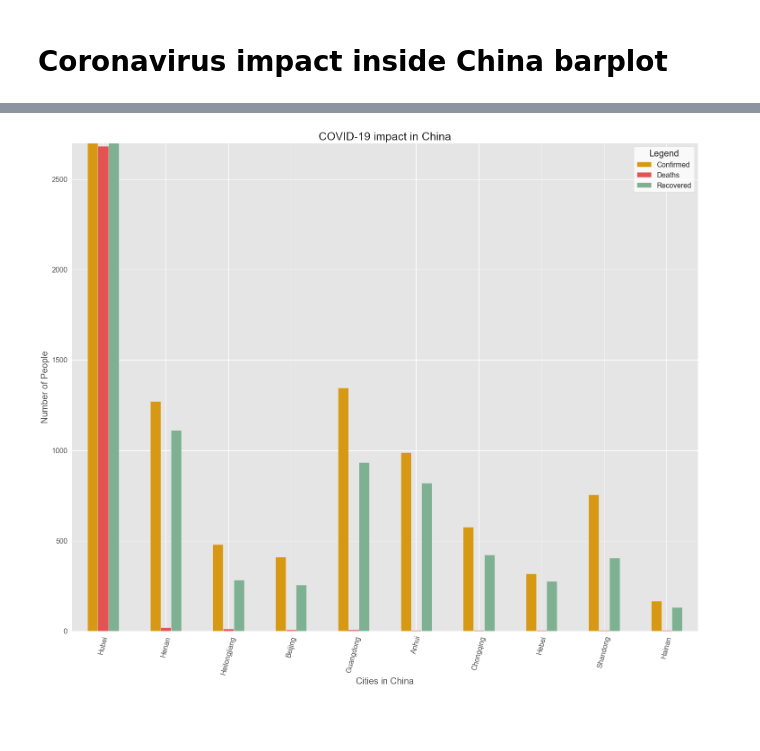
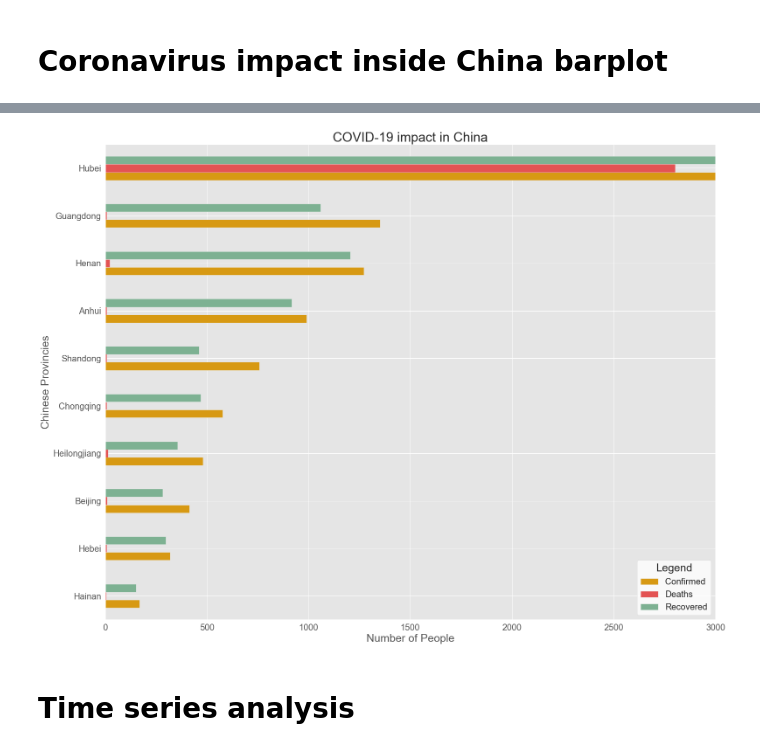
Before and after one commit to frankcardozo/Coronavirus_analysis, a Jupyter notebook: codvid19.ipynb, the cells around one changed output, grey strips where cells are left out. Drawn from its saved outputs; the diff is of its cells as text; code cells hidden in the pictures; blank space fills up the shorter version.

```diff
--- a/codvid19.ipynb
+++ b/codvid19.ipynb
@@ -17,6 +17,6 @@ pd.set_option('display.max_rows', 999999)
 pd.set_option('display.max_columns', 999999)
 pd.set_option('display.width', 999999)
 # %%
-ds = pd.read_csv('./csse_covid_19_data/csse_covid_19_daily_reports/02-28-2020.csv')
+ds = pd.read_csv('./csse_covid_19_data/csse_covid_19_daily_reports/03-02-2020.csv')
 ds.head()
 # %% [output]
@@ -167,7 +116,7 @@ plt.show()
 # %% [markdown]
 # Coronavirus impact inside China barplot
 # %%
-ds_china = ds2.pivot_table(index=['Province/State'], values = ['Country/Region','Confirmed', 'Deaths', 'Recovered'],
+ds_china = ds.pivot_table(index=['Province/State'], values = ['Country/Region','Confirmed', 'Deaths', 'Recovered'],
                                      aggfunc='max')
 
 ds_china = ds_china[ds_china['Country/Region'] == 'Mainland China'].nlargest(10, 'Deaths')
@@ -188,17 +137,24 @@ ds_china
 # %%
-ds_china.sort_values(by=['Deaths'], ascending=False).plot.bar(figsize = (25, 20), width=0.5, align='center', color = ['#D79913', '#E35353', '#7DB192'])
+ds_china.sort_values(by=['Confirmed'], ascending=True).plot.barh(figsize = (25, 20),
+                                                              width=0.5, align='center',
+                                                              color = ['#D79913',
+                                                                       '#E35353',
+                                                                       '#7DB192'])
 
-plt.ylabel('Number of People', fontsize=20)
-plt.ylim(0, 2700)
-plt.xlabel('Cities in China', fontsize=20)
-plt.title('COVID-19 impact in China', fontsize=25)
+plt.ylabel('Chinese Provincies', fontsize=25)
+plt.xlabel('Number of People', fontsize=25)
+plt.title('COVID-19 impact in China', fontsize=30)
+
+plt.xlim(0, 3000)
 plt.style.use('ggplot')
 
-plt.xticks(fontsize=16, rotation=75)
-plt.yticks(fontsize=16)
-plt.legend(fontsize=16, loc=0, facecolor = 'white', title = 'Legend', title_fontsize = 20)
+plt.xticks(fontsize=20, rotation=0)
+plt.yticks(fontsize=20)
+plt.legend(fontsize=20, loc=0, facecolor = 'white', title = 'Legend', title_fontsize = 25)
 
 plt.savefig('codvid_in_China_.jpg', dpi=480)
 plt.show()
 # %% [output]
-[figure, old version]
+[figure, new version]
+# %% [markdown]
+# Time series analysis
```
Also changed, not shown: parts of 52 cells of this notebook, 19 other files.
